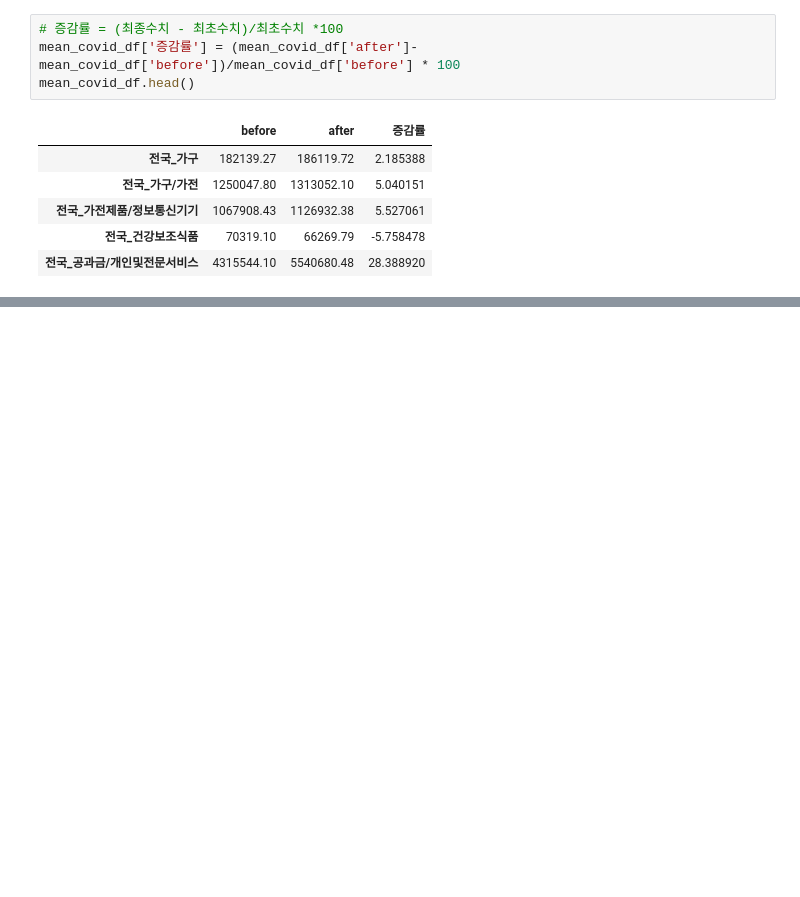
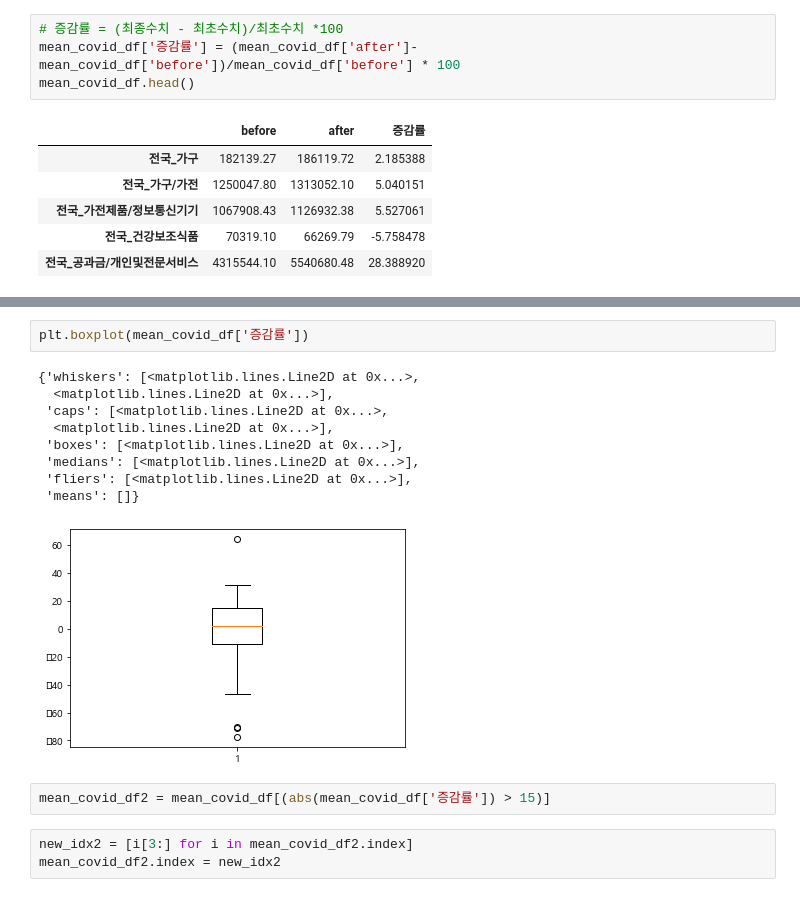
Before and after one commit to shshjhjh4455/AI_First_Project, a Jupyter notebook: ha_jupyter/0902.ipynb, the cells around one changed output, grey strips where cells are left out. Saved outputs shown, nothing was run; the diff lists cells and outputs as text; blank space fills up the shorter version.

```diff
--- a/ha_jupyter/0902.ipynb
+++ b/ha_jupyter/0902.ipynb
@@ -526,0 +545,17 @@ mean_covid_df.head()
+# %%
+plt.boxplot(mean_covid_df['증감률'])
+# %% [output]
+{'whiskers': [<matplotlib.lines.Line2D at 0x...>,
+  <matplotlib.lines.Line2D at 0x...>],
+ 'caps': [<matplotlib.lines.Line2D at 0x...>,
+  <matplotlib.lines.Line2D at 0x...>],
+ 'boxes': [<matplotlib.lines.Line2D at 0x...>],
+ 'medians': [<matplotlib.lines.Line2D at 0x...>],
+ 'fliers': [<matplotlib.lines.Line2D at 0x...>],
+ 'means': []}
+[figure, added]
+# %%
+mean_covid_df2 = mean_covid_df[(abs(mean_covid_df['증감률']) > 15)]
+# %%
+new_idx2 = [i[3:] for i in mean_covid_df2.index]
+mean_covid_df2.index = new_idx2
```
Also changed, not shown: parts of 4 cells of this notebook.
